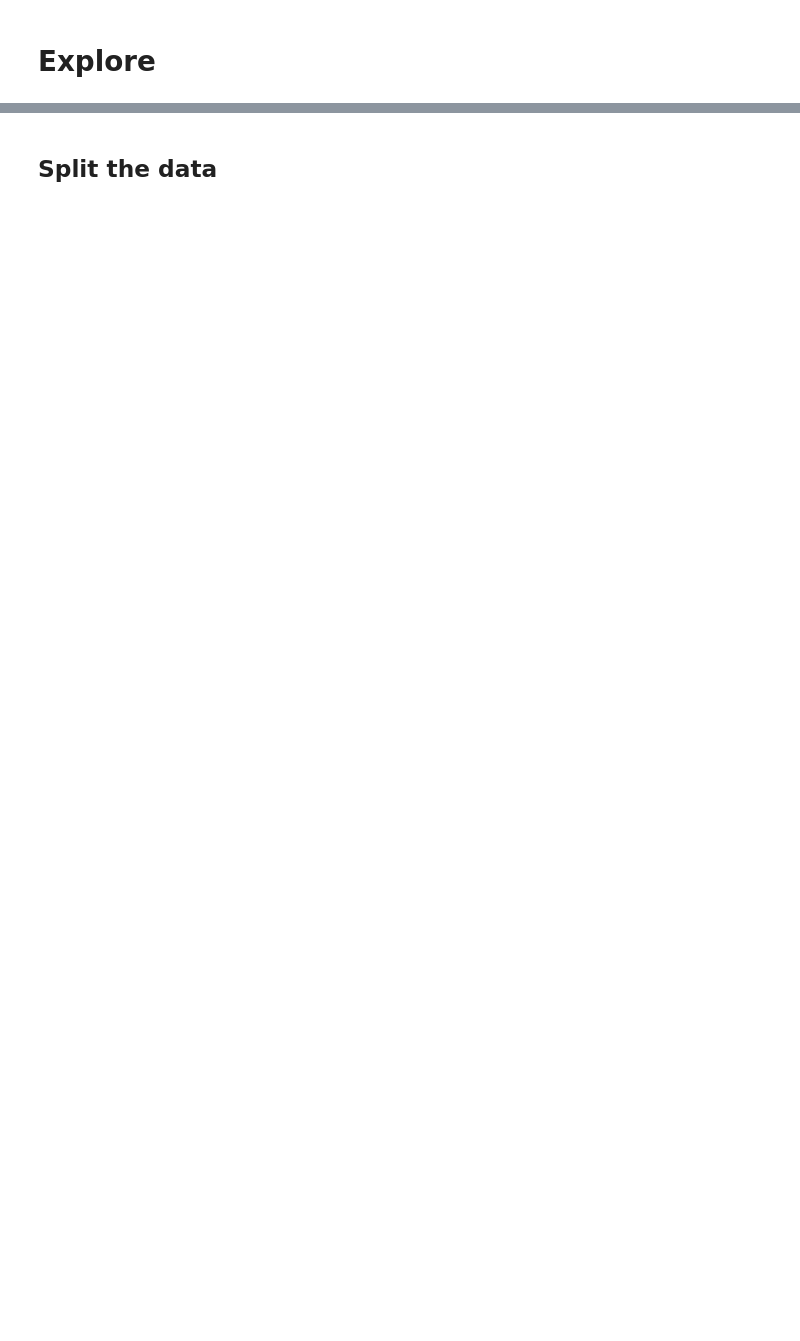
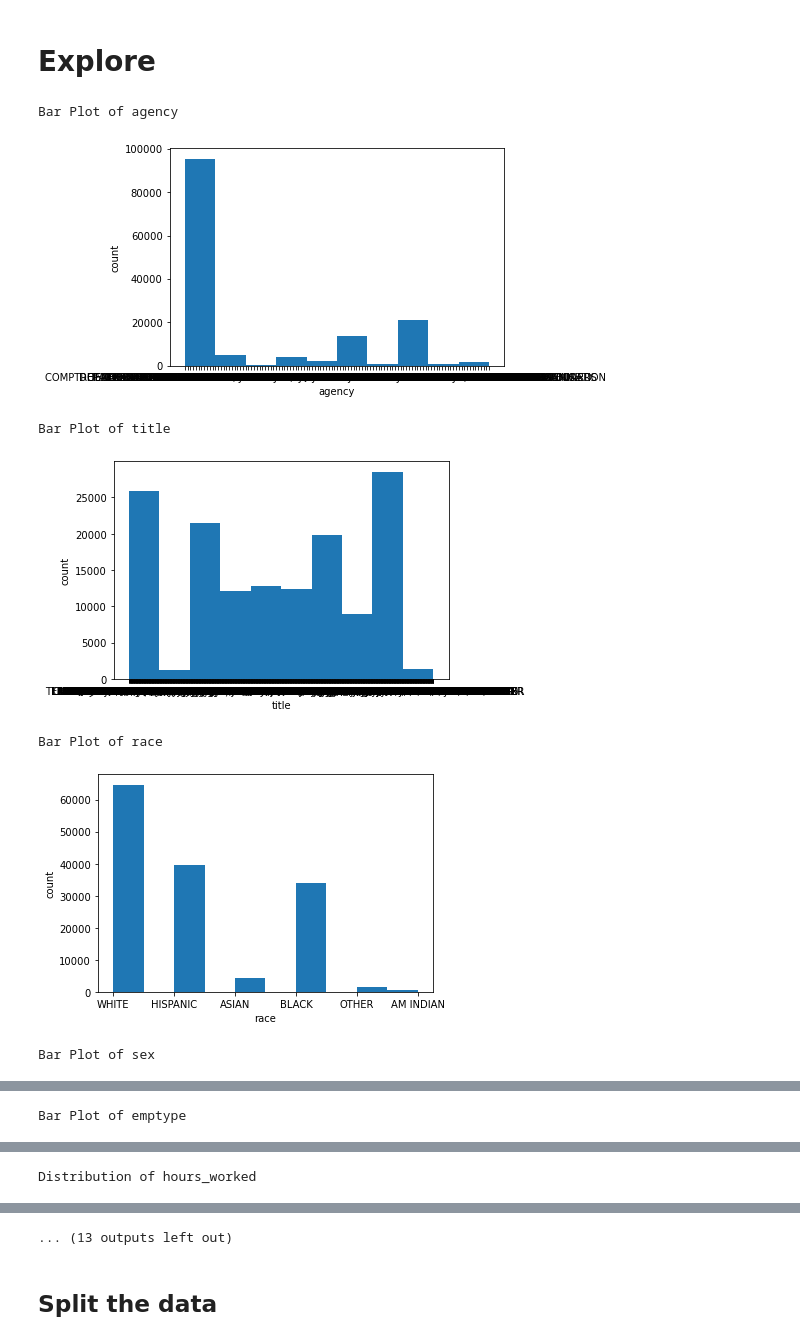
Before and after one commit to Texas-Government-Employee-Salaries/Predicting-Salaries, a Jupyter notebook: cm_notebook.ipynb, the cells around one changed output, grey strips where cells are left out. Saved outputs shown, nothing was run; the diff lists cells and outputs as text; code cells hidden in the pictures; blank space fills up the shorter version.

```diff
--- a/cm_notebook.ipynb
+++ b/cm_notebook.ipynb
@@ -59,0 +143,13 @@ df.is_BIPOC.value_counts()
+# %%
+cat_vars = ['agency', 'title', 'race', 'sex', 'emptype']
+quant_vars = ['hours_worked', 'monthly_salary', 'annual_salary', 'tenure_months', 'tenure_years']
+# %%
+e.explore_univariate(df, cat_vars, quant_vars)
+# %% [output]
+Bar Plot of agency
+[figure, added]
+Bar Plot of title
+[figure, added]
+Bar Plot of race
+[figure, added]
+Bar Plot of sex
@@ -59,0 +157 @@ df.is_BIPOC.value_counts()
+Bar Plot of emptype
@@ -59,0 +159 @@ df.is_BIPOC.value_counts()
+Distribution of hours_worked
@@ -60,3 +161,4 @@ df.is_BIPOC.value_counts()
+... (13 outputs left out)
 # %% [markdown]
 ## Split the data
 # %%
```
Also changed, not shown: parts of 15 cells of this notebook, 1 other file.
